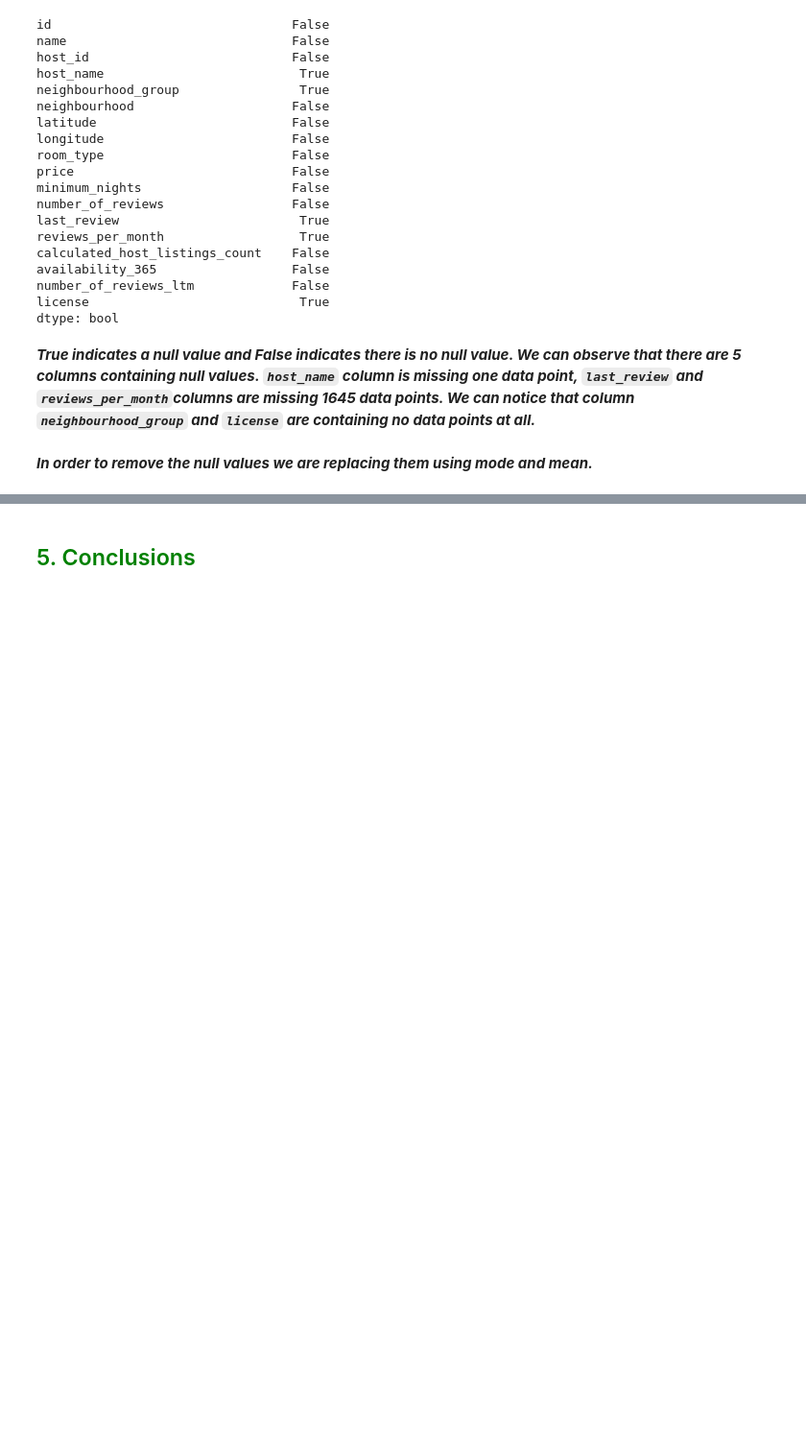
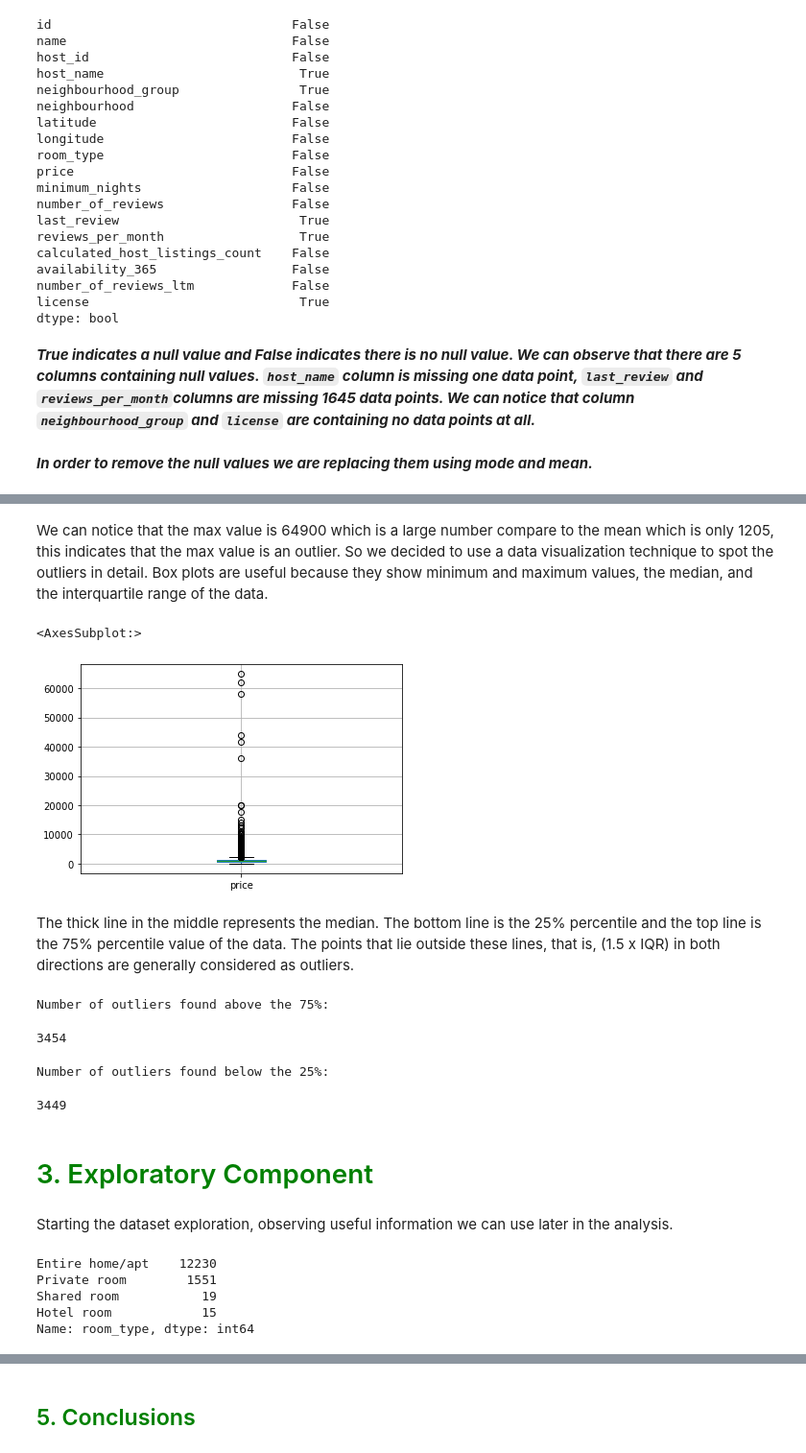
Before and after one commit to Arlinda96/BA-Project, a Jupyter notebook: Airbnb_Project.ipynb, the cells around one changed output, grey strips where cells are left out. Shown at 96% size. Saved outputs shown, nothing was run; the diff lists cells and outputs as text; code cells hidden in the pictures; blank space fills up the shorter version.

```diff
--- a/Airbnb_Project.ipynb
+++ b/Airbnb_Project.ipynb
@@ -116,0 +163,40 @@ dataset.head().T
+# %% [markdown]
+We can notice that the max value is 64900 which is a large number compare to the mean which is only 1205, this indicates that the max value is an outlier. So we decided to use a data visualization technique to spot the outliers in detail.
+Box plots are useful because they show minimum and maximum values, the median, and the interquartile range of the data.
+# %%
+#Create a boxplot to spot the outliers
+fig = dataset.boxplot(column='price')
+fig
+# %% [output]
+<AxesSubplot:>
+[figure, added]
+# %% [markdown]
+The thick line in the middle represents the median. The bottom line is the 25% percentile and the top line is the 75% percentile value of the data. The points that lie outside these lines, that is, (1.5 x IQR) in both directions are generally considered as outliers.
+# %%
+# Count the outliers that are above the 75%
+print("Number of outliers found above the 75%:")
+len(dataset[dataset.price>1368.5])
+# %% [output]
+Number of outliers found above the 75%:
+3454
+# %%
+#Count the outliers that are below the 25% (we used the values shown from the statistical summary)
+print("Number of outliers found below the 25%:")
+len(dataset[dataset.price<729])
+# %% [output]
+Number of outliers found below the 25%:
+3449
+# %% [markdown]
+#  <span style='color:green'> 3. Exploratory Component </span> <br>
+# %% [markdown]
+Starting the dataset exploration, observing useful information we can use later in the analysis.
+# %%
+# Categorize the number of listings based on the room type
+room_type_count = dataset.room_type.value_counts()
+room_type_count
+# %% [output]
+Entire home/apt    12230
+Private room        1551
+Shared room           19
+Hotel room            15
+Name: room_type, dtype: int64
```
Also changed, not shown: parts of 12 cells of this notebook.
